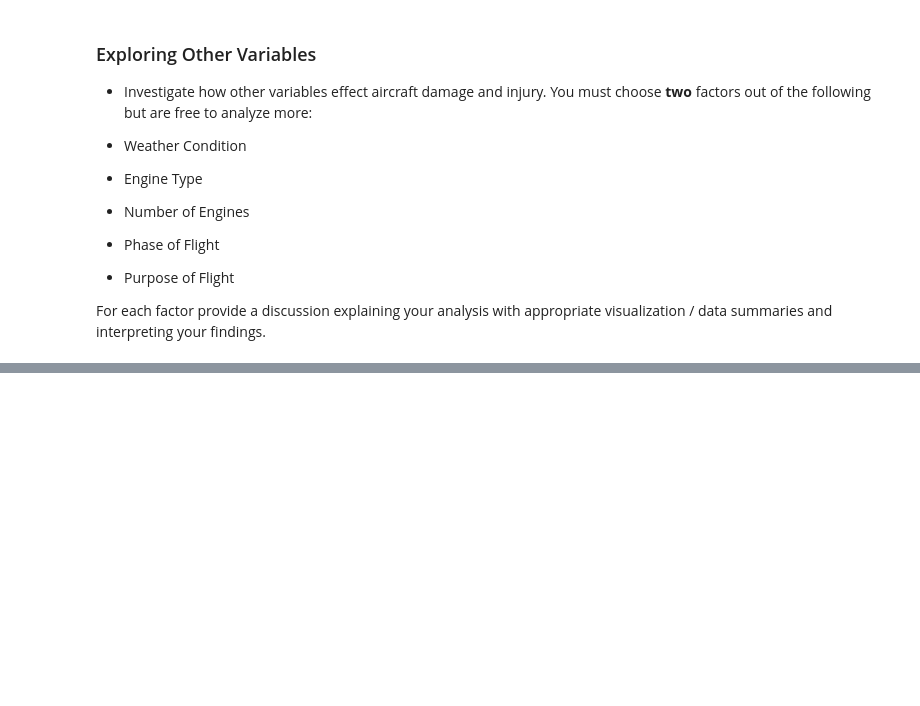
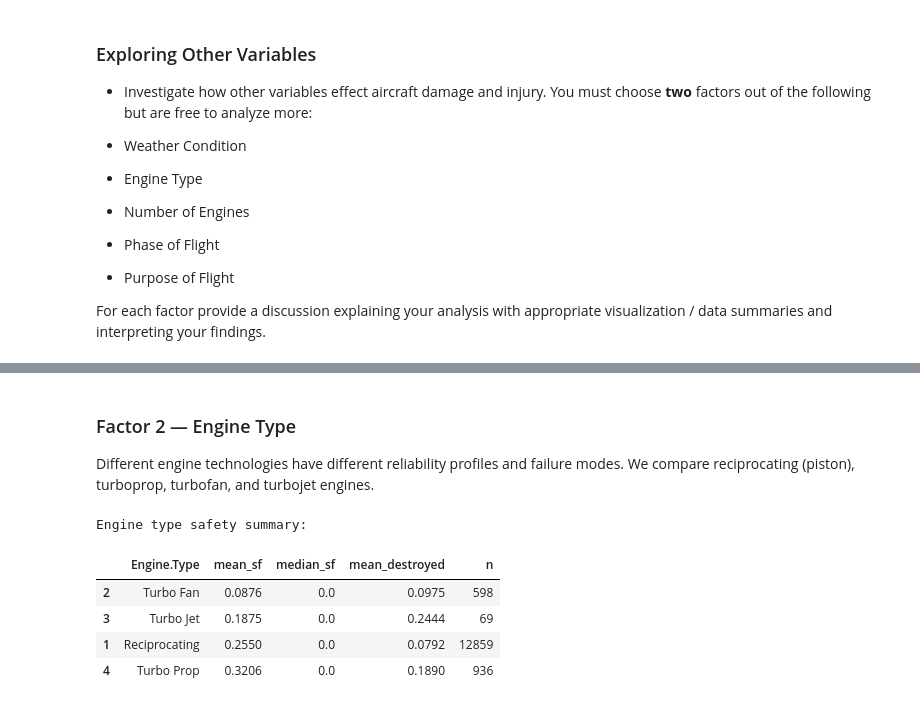
Before and after one commit to janemurungi2-creator/dsc-course0-m8-lab, a Jupyter notebook: Aviation_Accidents_Data_Analysis.ipynb, the cells around one changed output, grey strips where cells are left out. Drawn from its saved outputs; the diff is of its cells as text; code cells hidden in the pictures; blank space fills up the shorter version.

```diff
--- a/Aviation_Accidents_Data_Analysis.ipynb
+++ b/Aviation_Accidents_Data_Analysis.ipynb
@@ -522,0 +607,23 @@ For each factor provide a discussion explaining your analysis with appropriate v
+# %% [markdown]
+### Factor 2 — Engine Type
+
+Different engine technologies have different reliability profiles and failure modes.
+We compare reciprocating (piston), turboprop, turbofan, and turbojet engines.
+# %%
+eng_types = df.dropna(subset=['Engine.Type']).copy()
+eng_stats = eng_types.groupby('Engine.Type').agg(
+    mean_sf        = ('Serious_Fatal_Frac', 'mean'),
+    median_sf      = ('Serious_Fatal_Frac', 'median'),
+    mean_destroyed = ('Destroyed', 'mean'),
+    n              = ('Serious_Fatal_Frac', 'count')
+).reset_index()
+eng_stats = eng_stats[eng_stats['n'] >= 50].sort_values('mean_sf')
+print('Engine type safety summary:')
+eng_stats.round(4)
+# %% [output]
+Engine type safety summary:
+|  | Engine.Type | mean_sf | median_sf | mean_destroyed | n |
+| 2 | Turbo Fan | 0.0876 | 0.0 | 0.0975 | 598 |
+| 3 | Turbo Jet | 0.1875 | 0.0 | 0.2444 | 69 |
+| 1 | Reciprocating | 0.2550 | 0.0 | 0.0792 | 12859 |
+| 4 | Turbo Prop | 0.3206 | 0.0 | 0.1890 | 936 |
```
Also changed, not shown: parts of 9 cells of this notebook.
